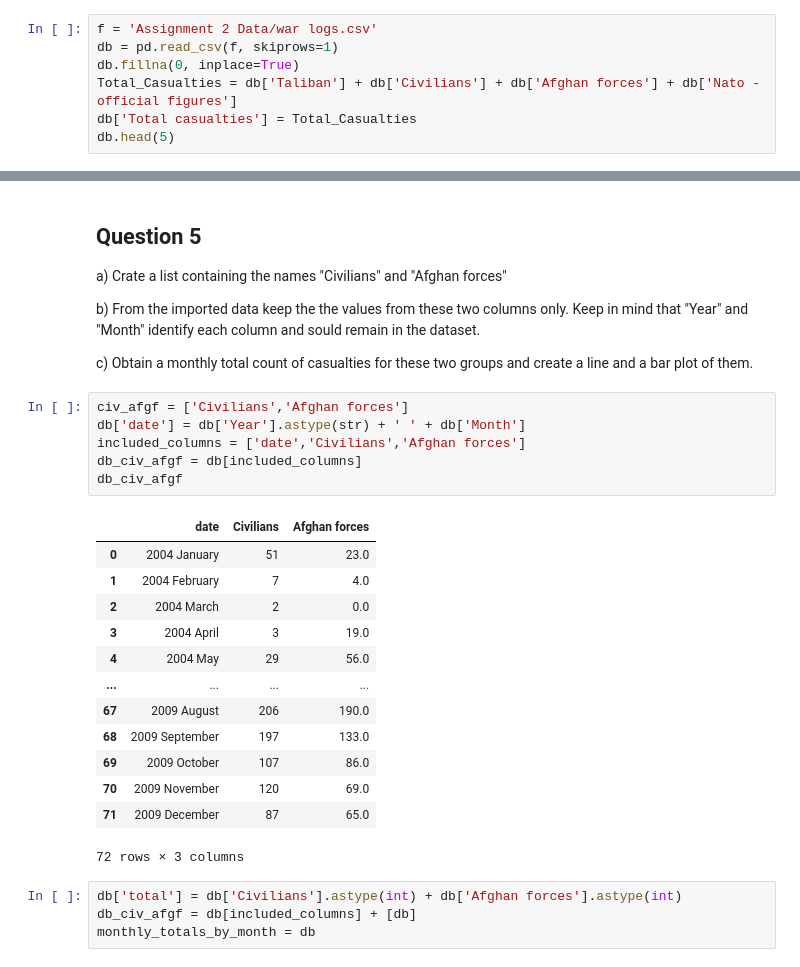
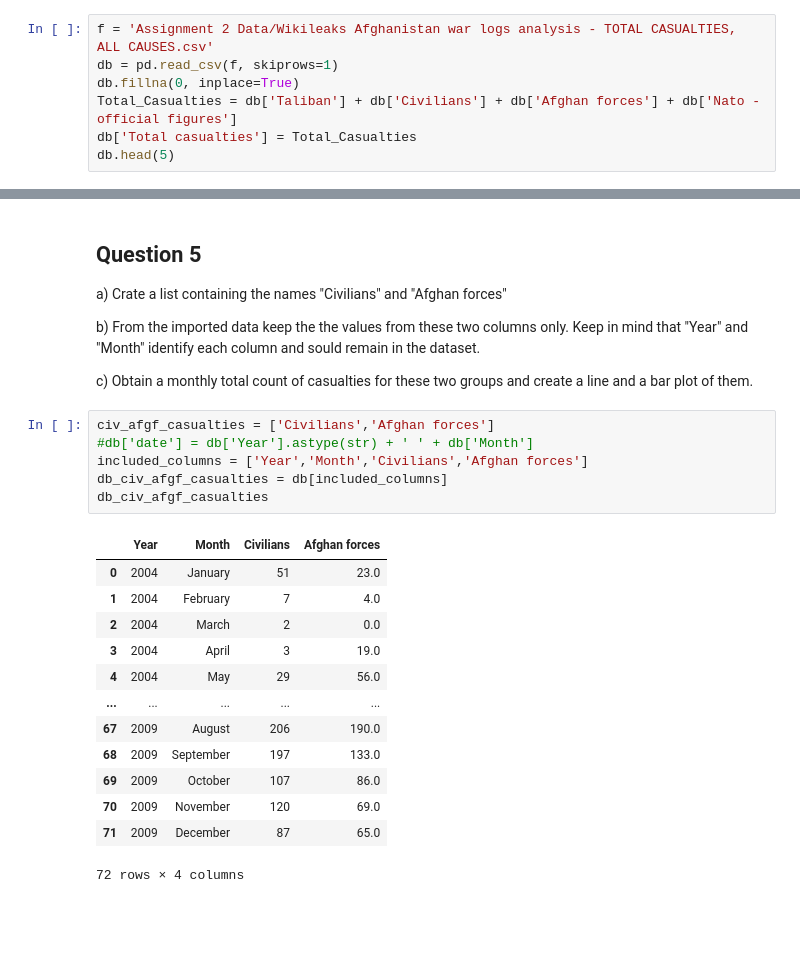
Before and after one commit to AsalMrd/AsalMrd.github.io, a Jupyter notebook: Assignment2.ipynb, the cells around one changed output, grey strips where cells are left out. Saved outputs shown, nothing was run; the diff lists cells and outputs as text; blank space fills up the shorter version.

```diff
--- a/Assignment2.ipynb
+++ b/Assignment2.ipynb
@@ -35,7 +41,7 @@ b) Display the first 5 rows of the dataset using .head().
 
 c) Extract the column names and create a dictionary where each column name is the key, and the first value in that column is the value.
 # %%
-f = 'Assignment 2 Data/war logs.csv'
+f = 'Assignment 2 Data/Wikileaks Afghanistan war logs analysis - TOTAL CASUALTIES, ALL CAUSES.csv'
 db = pd.read_csv(f, skiprows=1)
 db.fillna(0, inplace=True)
 Total_Casualties = db['Taliban'] + db['Civilians'] + db['Afghan forces'] + db['Nato - official figures']
@@ -98,26 +140,22 @@ b) From the imported data keep the the values from these two columns only. Keep
 
 c) Obtain a monthly total count of casualties for these two groups and create a line and a bar plot of them.
 # %%
-civ_afgf = ['Civilians','Afghan forces']
-db['date'] = db['Year'].astype(str) + ' ' + db['Month']
-included_columns = ['date','Civilians','Afghan forces']
-db_civ_afgf = db[included_columns]
-db_civ_afgf
+civ_afgf_casualties = ['Civilians','Afghan forces']
+#db['date'] = db['Year'].astype(str) + ' ' + db['Month']
+included_columns = ['Year','Month','Civilians','Afghan forces']
+db_civ_afgf_casualties = db[included_columns]
+db_civ_afgf_casualties
 # %% [output]
-|  | date | Civilians | Afghan forces |
-| 0 | 2004 January | 51 | 23.0 |
-| 1 | 2004 February | 7 | 4.0 |
-| 2 | 2004 March | 2 | 0.0 |
-| 3 | 2004 April | 3 | 19.0 |
-| 4 | 2004 May | 29 | 56.0 |
-| ... | ... | ... | ... |
-| 67 | 2009 August | 206 | 190.0 |
-| 68 | 2009 September | 197 | 133.0 |
-| 69 | 2009 October | 107 | 86.0 |
-| 70 | 2009 November | 120 | 69.0 |
-| 71 | 2009 December | 87 | 65.0 |
+|  | Year | Month | Civilians | Afghan forces |
+| 0 | 2004 | January | 51 | 23.0 |
+| 1 | 2004 | February | 7 | 4.0 |
+| 2 | 2004 | March | 2 | 0.0 |
+| 3 | 2004 | April | 3 | 19.0 |
+| 4 | 2004 | May | 29 | 56.0 |
+| ... | ... | ... | ... | ... |
+| 67 | 2009 | August | 206 | 190.0 |
+| 68 | 2009 | September | 197 | 133.0 |
+| 69 | 2009 | October | 107 | 86.0 |
+| 70 | 2009 | November | 120 | 69.0 |
+| 71 | 2009 | December | 87 | 65.0 |
-72 rows × 3 columns
+72 rows × 4 columns
-# %%
-db['total'] = db['Civilians'].astype(int) + db['Afghan forces'].astype(int)
-db_civ_afgf = db[included_columns] + [db]
-monthly_totals_by_month = db
```
Also changed, not shown: parts of 10 cells of this notebook.
